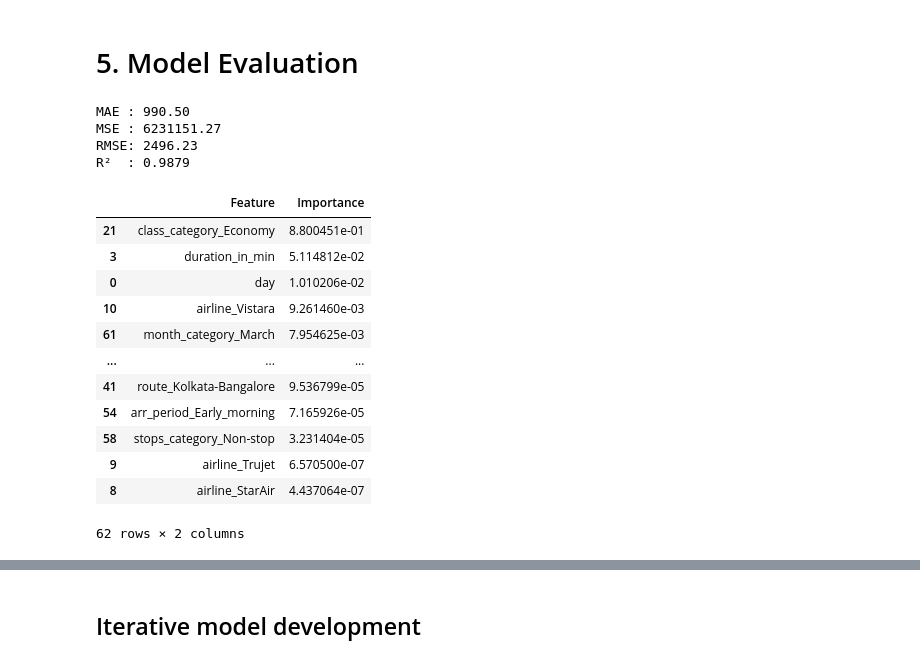
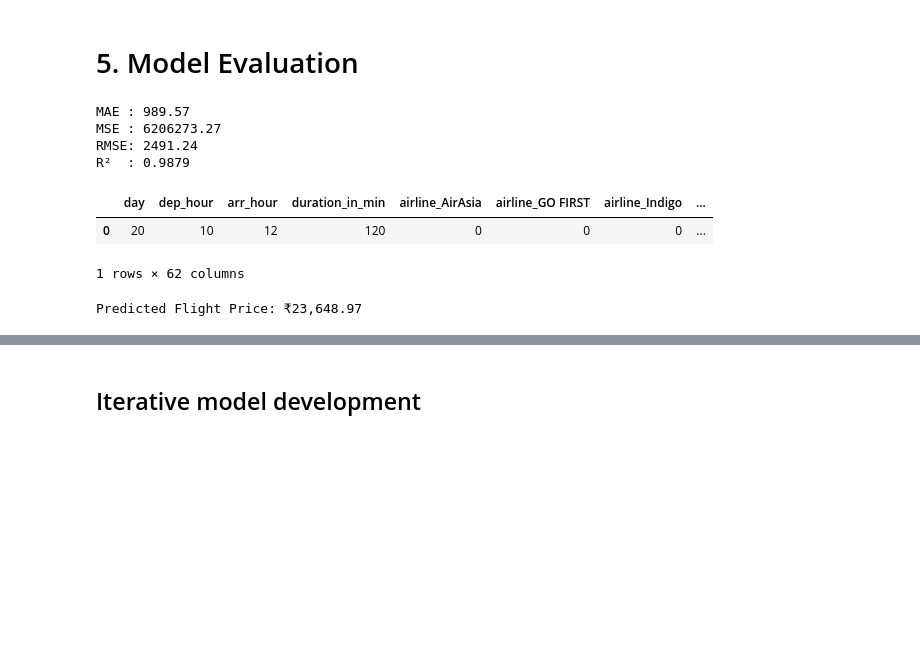
Before and after one commit to trishhh23/mldp, a Jupyter notebook: MLDP Program Codes Submission Template.ipynb, the cells around one changed output, grey strips where cells are left out. Cells and saved outputs as stored; diff of their text form; code cells hidden in the pictures; blank space fills up the shorter version.

Commit message:
Add files via upload
Baseline model built - with 1st iteration feature importance and unseen test data

```diff
--- a/MLDP Program Codes Submission Template.ipynb
+++ b/MLDP Program Codes Submission Template.ipynb
@@ -1058,6 +1058,17 @@ X_train, X_test, y_train, y_test = train_test_split(X,
 # %%
 ## Initialise and train model
 from sklearn.ensemble import RandomForestRegressor
-rf = RandomForestRegressor()
+
+rf = RandomForestRegressor(
+    n_estimators=100,
+    criterion='squared_error',
+    max_depth=None,
+    min_samples_split=2,
+    min_samples_leaf=1,
+    max_features=1.0,
+    bootstrap=True,
+    random_state=2026
+)
+
 rf.fit(X_train, y_train)
 # %% [output]
@@ -1065,7 +1117,7 @@ RandomForestRegressor()
 # %% [markdown]
 # 5. Model Evaluation
 # %%
-##checking regression metrics
+##checking regression metrics - i will change later to do the calculations that school is doing
 from sklearn.metrics import mean_absolute_error
 from sklearn.metrics import mean_squared_error
 from sklearn.metrics import r2_score
@@ -1085,34 +1137,39 @@ print(f"MSE : {mse:.2f}")
 print(f"RMSE: {rmse:.2f}")
 print(f"R²  : {r2:.4f}")
 # %% [output]
-MAE : 990.50
-MSE : 6231151.27
-RMSE: 2496.23
+MAE : 989.57
+MSE : 6206273.27
+RMSE: 2491.24
 R²  : 0.9879
 # %%
 
-feature_importance = pd.DataFrame({
-    'Feature': X_train.columns,
-    'Importance': rf.feature_importances_
-})
+# New data
 
-feature_importance = feature_importance.sort_values(
-    by='Importance',
-    ascending=False
-)
+X_unseen = [['Vistara', 'Delhi', 'Mumbai', 'Economy', 20, 'Delhi-Mumbai',
+             10, 12, 'Morning', 'Afternoon', 120,
+             'Non-stop', 'Daytime Arrival', 'Daytime Departure', 'March']]
 
-feature_importance
+# Convert to OHE Pandas dataframe
+
+col_df_X = df.drop('price', axis=1).columns          # Original feature columns
+
+col_ohe = X.columns.tolist()                         # Encoded feature columns used for training
+
+X_unseen = pd.DataFrame(X_unseen, columns=col_df_X)
+
+X_unseen = pd.get_dummies(X_unseen, drop_first=True)
+
+X_unseen = X_unseen.reindex(columns=col_ohe, fill_value=0)
+
+display(X_unseen)
+
+# Predict
+
+predicted_price = rf.predict(X_unseen)
+
+print(f"Predicted Flight Price: ₹{predicted_price[0]:,.2f}")
 # %% [output]
-|  | Feature | Importance |
-| 21 | class_category_Economy | 8.800451e-01 |
-| 3 | duration_in_min | 5.114812e-02 |
-| 0 | day | 1.010206e-02 |
-| 10 | airline_Vistara | 9.261460e-03 |
-| 61 | month_category_March | 7.954625e-03 |
-| ... | ... | ... |
-| 41 | route_Kolkata-Bangalore | 9.536799e-05 |
-| 54 | arr_period_Early_morning | 7.165926e-05 |
-| 58 | stops_category_Non-stop | 3.231404e-05 |
-| 9 | airline_Trujet | 6.570500e-07 |
-| 8 | airline_StarAir | 4.437064e-07 |
+|  | day | dep_hour | arr_hour | duration_in_min | airline_AirAsia | airline_GO FIRST | airline_Indigo | ... |
+| 0 | 20 | 10 | 12 | 120 | 0 | 0 | 0 | ... |
-62 rows × 2 columns
+1 rows × 62 columns
+Predicted Flight Price: ₹23,648.97
```
Also changed, not shown: parts of 4 cells of this notebook.
